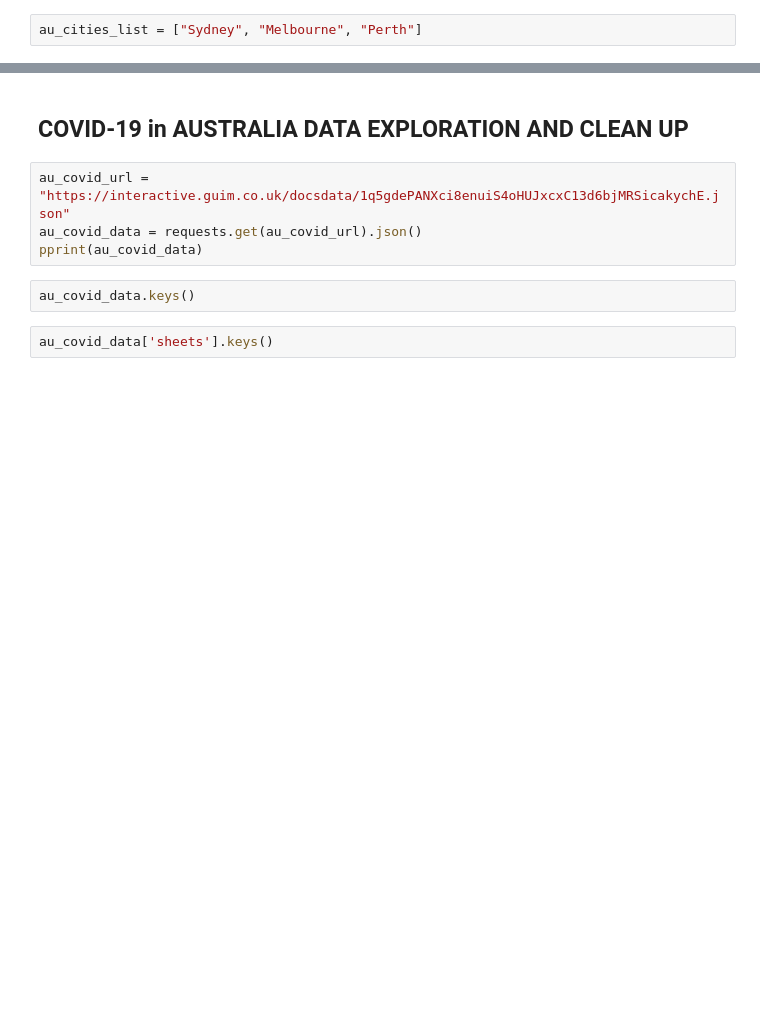
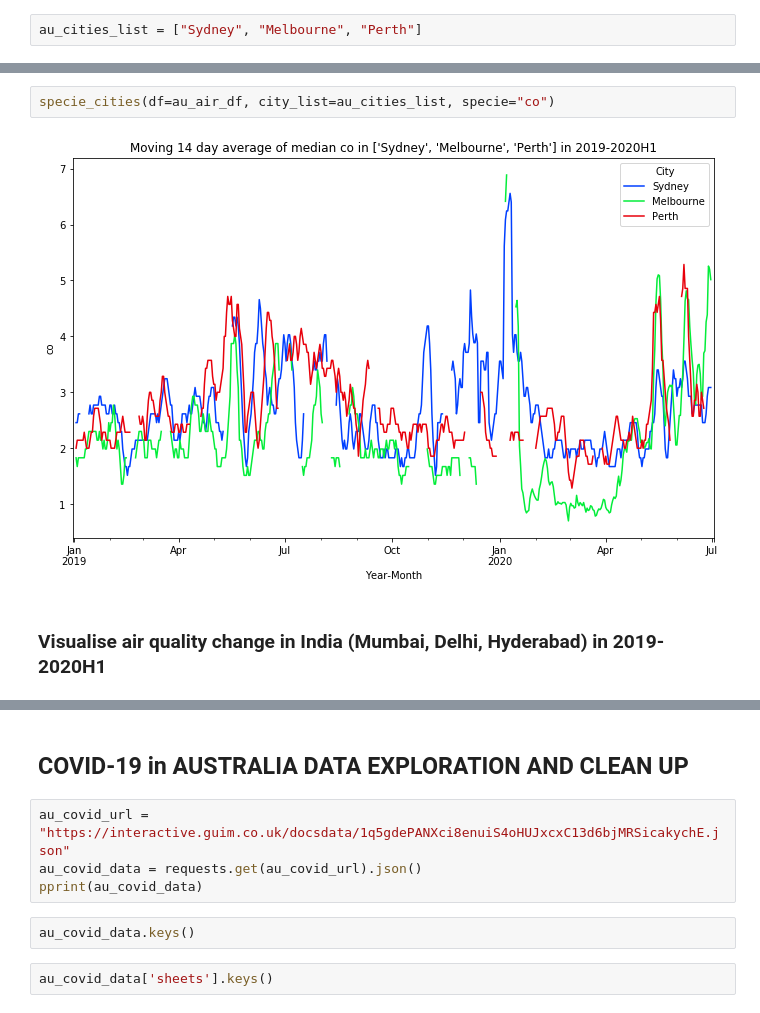
Before and after one commit to poojaisabelle/Project-One, a Jupyter notebook: data_exploration_cleanup_MASTER.ipynb, the cells around one changed output, grey strips where cells are left out. Saved outputs shown, nothing was run; the diff lists cells and outputs as text; blank space fills up the shorter version.

```diff
--- a/data_exploration_cleanup_MASTER.ipynb
+++ b/data_exploration_cleanup_MASTER.ipynb
@@ -473,0 +410,6 @@ variance_0_df["Country"].unique()
+# %%
+specie_cities(df=au_air_df, city_list=au_cities_list, specie="co")
+# %% [output]
+[figure, added]
+# %% [markdown]
+###  Visualise air quality change in India (Mumbai, Delhi, Hyderabad) in 2019-2020H1
```
Also changed, not shown: parts of 48 cells of this notebook.
